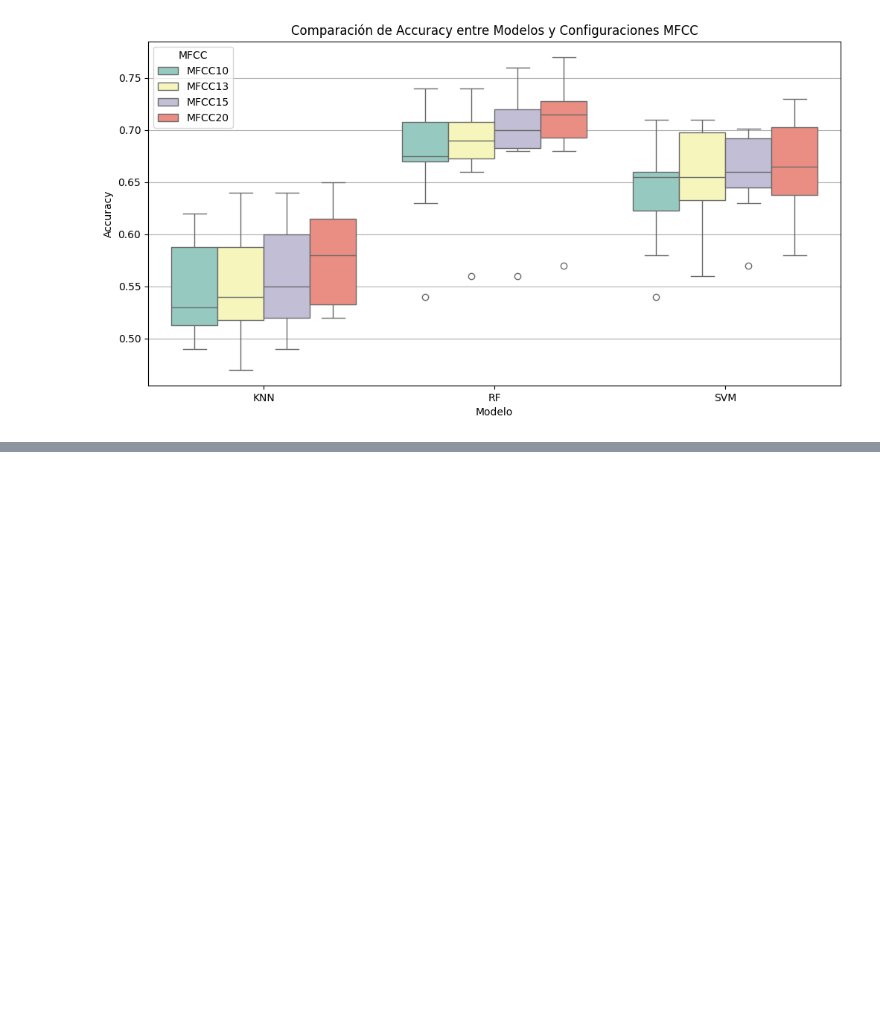
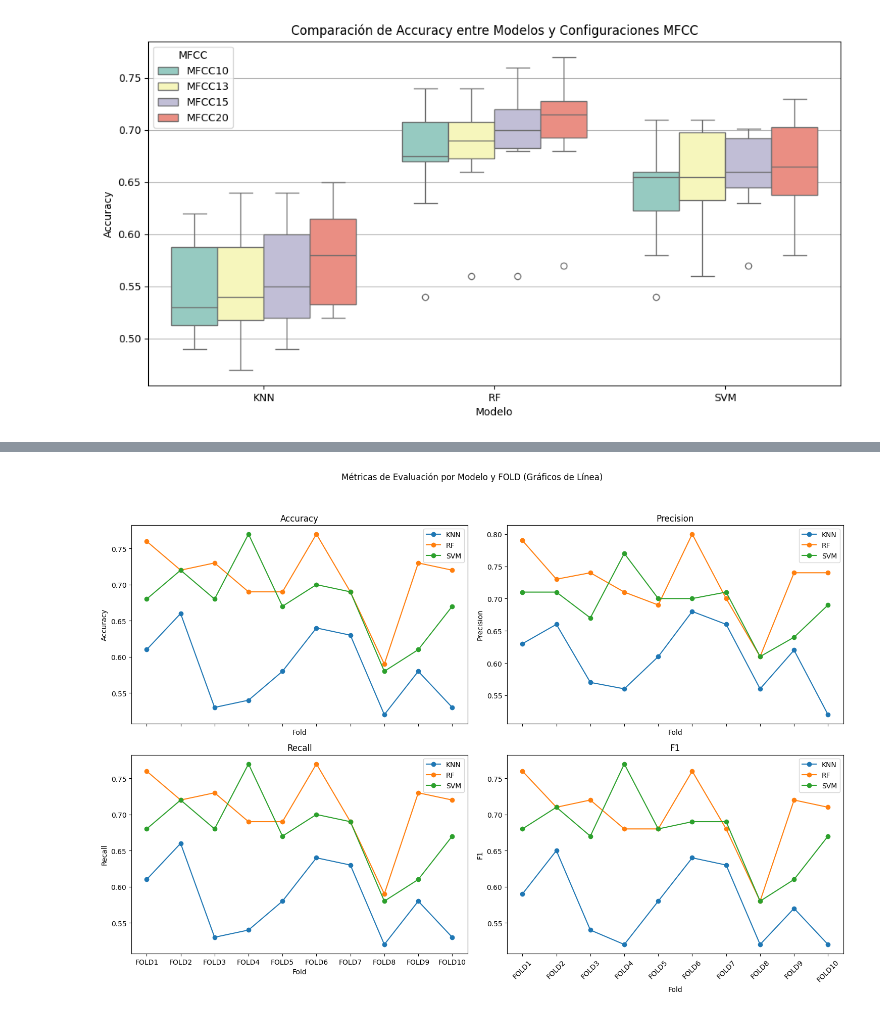
Before and after one commit to colbert6/tfm-clasificador-fuentes-sonoras-ciudad, a Jupyter notebook: notebooks/modelado/MD01-Clasificacion-Final_mfccX.ipynb, the cells around one changed output, grey strips where cells are left out. Saved outputs shown, nothing was run; the diff lists cells and outputs as text; code cells hidden in the pictures; blank space fills up the shorter version.

```diff
--- a/notebooks/modelado/MD01-Clasificacion-Final_mfccX.ipynb
+++ b/notebooks/modelado/MD01-Clasificacion-Final_mfccX.ipynb
@@ -579,0 +620,45 @@ plt.show()
+# %%
+import pandas as pd
+import matplotlib.pyplot as plt
+
+# Crear el DataFrame con los datos proporcionados
+data = {
+    'Fold': ['FOLD1', 'FOLD2', 'FOLD3', 'FOLD4', 'FOLD5', 'FOLD6', 'FOLD7', 'FOLD8', 'FOLD9', 'FOLD10', 'AVG', 'DES-VEST'],
+    'Accuracy_KNN': [0.61, 0.66, 0.53, 0.54, 0.58, 0.64, 0.63, 0.52, 0.58, 0.53, 0.58, 0.05],
+    'Accuracy_RF': [0.76, 0.72, 0.73, 0.69, 0.69, 0.77, 0.69, 0.59, 0.73, 0.72, 0.71, 0.05],
+    'Accuracy_SVM': [0.68, 0.72, 0.68, 0.77, 0.67, 0.70, 0.69, 0.58, 0.61, 0.67, 0.68, 0.05],
+    'Precision_KNN': [0.63, 0.66, 0.57, 0.56, 0.61, 0.68, 0.66, 0.56, 0.62, 0.52, 0.61, 0.05],
+    'Precision_RF': [0.79, 0.73, 0.74, 0.71, 0.69, 0.80, 0.70, 0.61, 0.74, 0.74, 0.73, 0.05],
+    'Precision_SVM': [0.71, 0.71, 0.67, 0.77, 0.70, 0.70, 0.71, 0.61, 0.64, 0.69, 0.69, 0.04],
+    'Recall_KNN': [0.61, 0.66, 0.53, 0.54, 0.58, 0.64, 0.63, 0.52, 0.58, 0.53, 0.58, 0.05],
+    'Recall_RF': [0.76, 0.72, 0.73, 0.69, 0.69, 0.77, 0.69, 0.59, 0.73, 0.72, 0.71, 0.05],
+    'Recall_SVM': [0.68, 0.72, 0.68, 0.77, 0.67, 0.70, 0.69, 0.58, 0.61, 0.67, 0.68, 0.05],
+    'F1_KNN': [0.59, 0.65, 0.54, 0.52, 0.58, 0.64, 0.63, 0.52, 0.57, 0.52, 0.58, 0.05],
+    'F1_RF': [0.76, 0.71, 0.72, 0.68, 0.68, 0.76, 0.68, 0.58, 0.72, 0.71, 0.70, 0.05],
+    'F1_SVM': [0.68, 0.71, 0.67, 0.77, 0.68, 0.69, 0.69, 0.58, 0.61, 0.67, 0.67, 0.05]
+}
+df = pd.DataFrame(data)
+
+# Filtrar para usar solo los FOLDs en el eje X
+folds = df['Fold'][:10]  # Sin AVG y DES-VEST
+
+# Crear gráfico de líneas para cada métrica
+metrics = ['Accuracy', 'Precision', 'Recall', 'F1']
+models = ['KNN', 'RF', 'SVM']
+
+fig, axes = plt.subplots(2, 2, figsize=(15, 10), sharex=True)
+for i, metric in enumerate(metrics):
+    ax = axes[i//2, i%2]
+    for model in models:
+        ax.plot(folds, df[f'{metric}_{model}'][:10], marker='o', label=f'{model}')
+    ax.set_title(f'{metric}')
+    ax.set_xlabel('Fold')
+    ax.set_ylabel(metric)
+    ax.legend()
+
+plt.suptitle("Métricas de Evaluación por Modelo y FOLD (Gráficos de Línea)")
+plt.xticks(rotation=45)
+plt.tight_layout(rect=[0, 0.03, 1, 0.95])
+plt.show()
+# %% [output]
+[figure, added]
```
Also changed, not shown: parts of 3 cells of this notebook.
